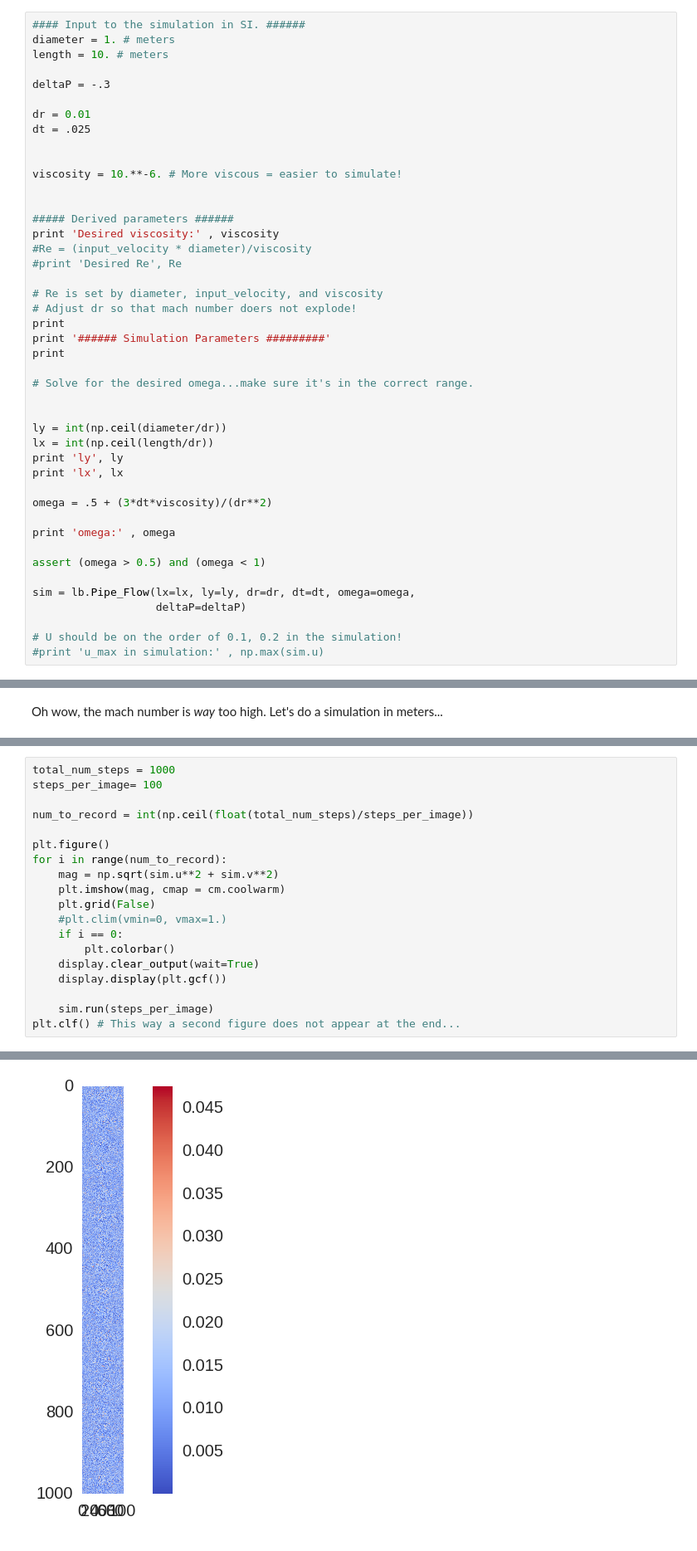
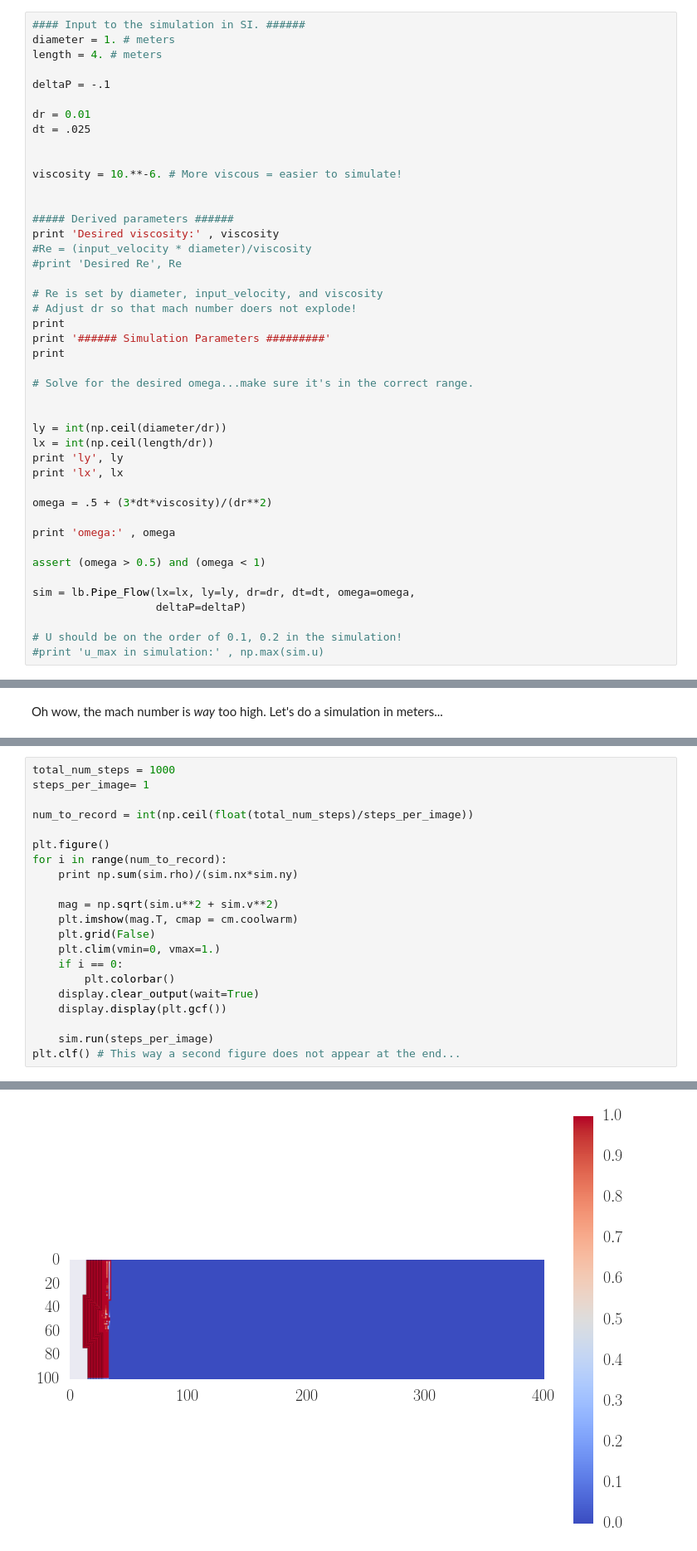
Before and after one commit to latticeboltzmann/2d-lb, a Jupyter notebook: testing/visualizing_pipe_flow_04.ipynb, the cells around one changed output, grey strips where cells are left out. Shown at 83% size. Saved outputs shown, nothing was run; the diff lists cells and outputs as text.

Commit message:
Ok, making some progress. Figured out why u and v were not coupled correctly. Currently, large instabilities build up; I think I know what the issue is.

```diff
--- a/testing/visualizing_pipe_flow_04.ipynb
+++ b/testing/visualizing_pipe_flow_04.ipynb
@@ -20,9 +25,9 @@ It's probably easier to specify dt and dr and the dimensions. Then get everythin
 # %%
 #### Input to the simulation in SI. ######
 diameter = 1. # meters
-length = 10. # meters
+length = 4. # meters
 
-deltaP = -.3
+deltaP = -.1
 
 dr = 0.01
 dt = .025
@@ -84,15 +89,17 @@ plt.colorbar()
 # %%
 total_num_steps = 1000
-steps_per_image= 100
+steps_per_image= 1
 
 num_to_record = int(np.ceil(float(total_num_steps)/steps_per_image))
 
 plt.figure()
 for i in range(num_to_record):
+    print np.sum(sim.rho)/(sim.nx*sim.ny)
+
     mag = np.sqrt(sim.u**2 + sim.v**2)
-    plt.imshow(mag, cmap = cm.coolwarm)
+    plt.imshow(mag.T, cmap = cm.coolwarm)
     plt.grid(False)
-    #plt.clim(vmin=0, vmax=1.)
+    plt.clim(vmin=0, vmax=1.)
     if i == 0:
         plt.colorbar()
     display.clear_output(wait=True)
@@ -104 +112 @@ plt.clf() # This way a second figure does not appear at the end...
-[figure, old version]
+[figure, new version]
```
Also changed, not shown: parts of 5 cells of this notebook, 1 other file.
